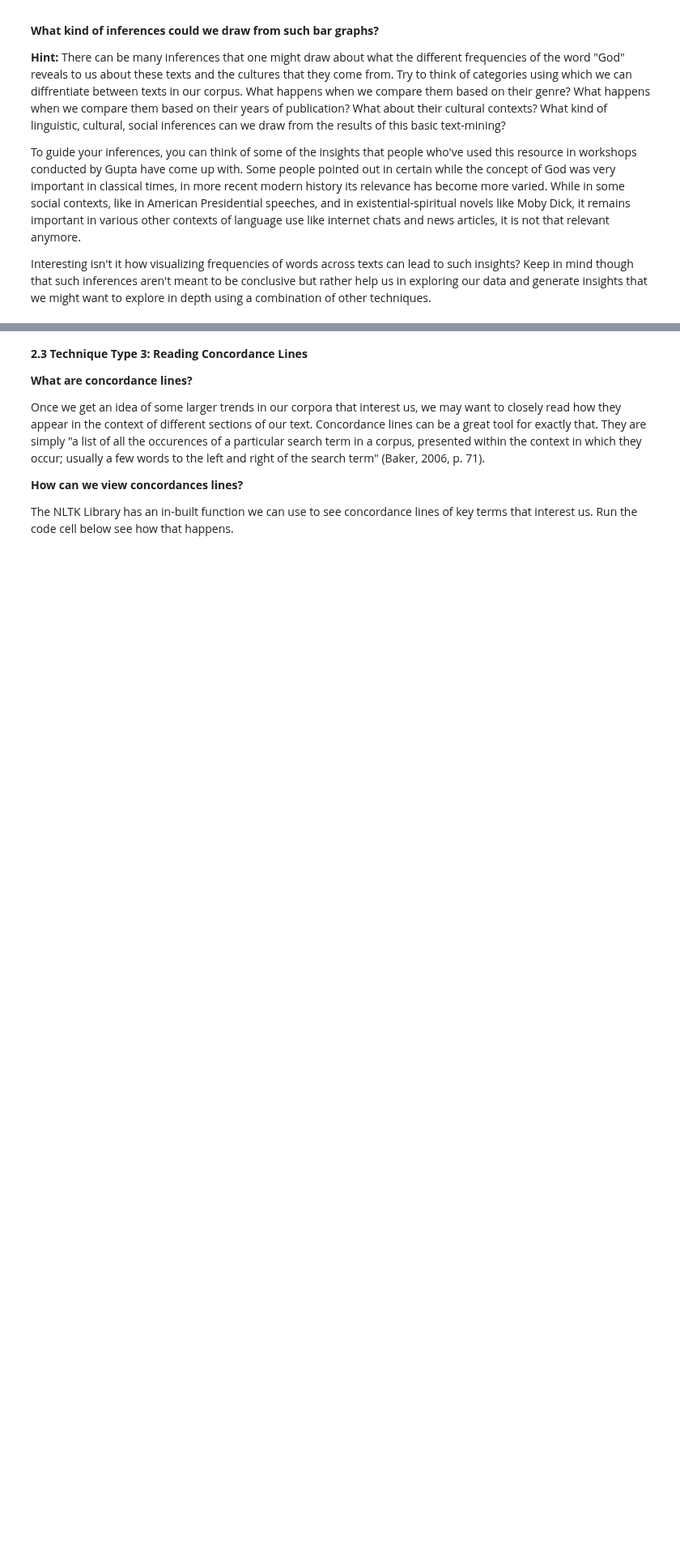
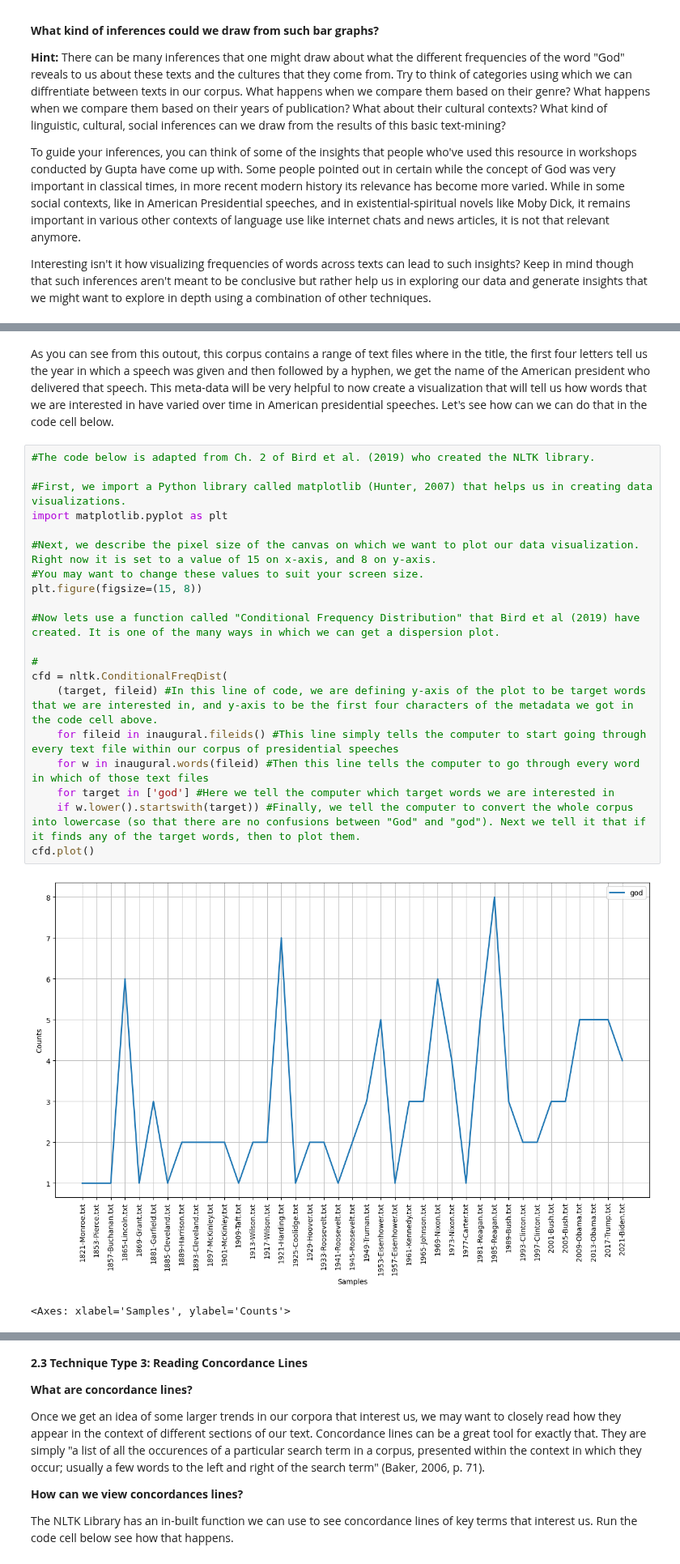
Before and after one commit to mettalrose/DS2F_Workshop_Text_Mining, a Jupyter notebook: master_copy_for_praxis.ipynb, the cells around one changed output, grey strips where cells are left out. Shown at 81% size. Cells and saved outputs as stored; diff of their text form; blank space fills up the shorter version.

Commit message:
dispersion_plot replaced with conditional_frequency_plot

```diff
--- a/master_copy_for_praxis.ipynb
+++ b/master_copy_for_praxis.ipynb
@@ -498 +534,26 @@ plt.show()
+# %% [markdown]
+As you can see from this outout, this corpus contains a range of text files where in the title, the first four letters tell us the year in which a speech was given and then followed by a hyphen, we get the name of the American president who delivered that speech. This meta-data will be very helpful to now create a visualization that will tell us how words that we are interested in have varied over time in American presidential speeches. Let's see how can we can do that in the code cell below.
+# %%
+#The code below is adapted from Ch. 2 of Bird et al. (2019) who created the NLTK library.
+
+#First, we import a Python library called matplotlib (Hunter, 2007) that helps us in creating data visualizations.
+import matplotlib.pyplot as plt
+
+#Next, we describe the pixel size of the canvas on which we want to plot our data visualization. Right now it is set to a value of 15 on x-axis, and 8 on y-axis.
+#You may want to change these values to suit your screen size.
+plt.figure(figsize=(15, 8))
+
+#Now lets use a function called "Conditional Frequency Distribution" that Bird et al (2019) have created. It is one of the many ways in which we can get a dispersion plot.
+
+#
+cfd = nltk.ConditionalFreqDist(
+    (target, fileid) #In this line of code, we are defining y-axis of the plot to be target words that we are interested in, and y-axis to be the first four characters of the metadata we got in the code cell above.
+    for fileid in inaugural.fileids() #This line simply tells the computer to start going through every text file within our corpus of presidential speeches
+    for w in inaugural.words(fileid) #Then this line tells the computer to go through every word in which of those text files
+    for target in ['god'] #Here we tell the computer which target words we are interested in
+    if w.lower().startswith(target)) #Finally, we tell the computer to convert the whole corpus into lowercase (so that there are no confusions between "God" and "god"). Next we tell it that if it finds any of the target words, then to plot them.
+cfd.plot()
+# %% [output]
+[figure, added]
+<Axes: xlabel='Samples', ylabel='Counts'>
 # %% [markdown]
```
Also changed, not shown: parts of 20 cells of this notebook.
